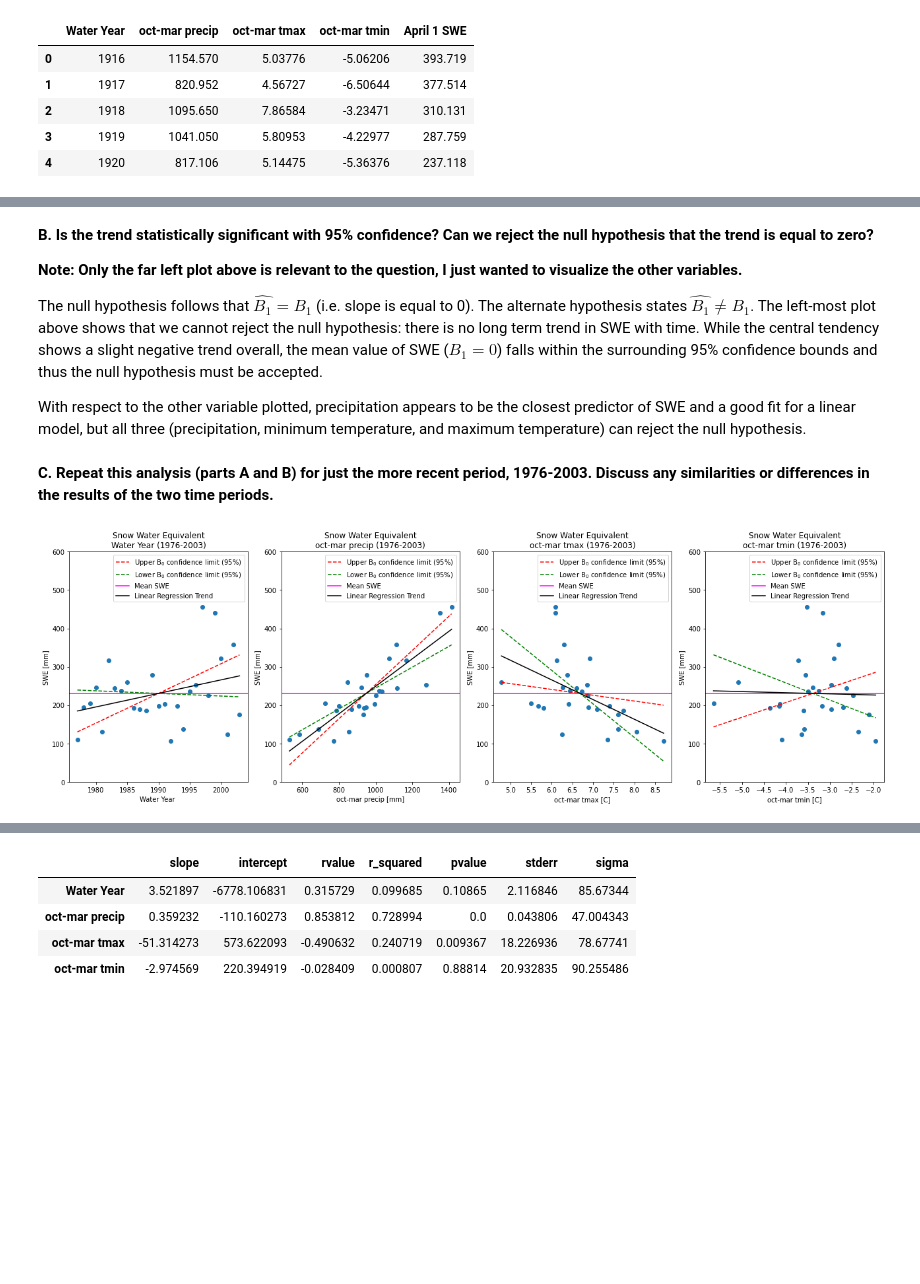
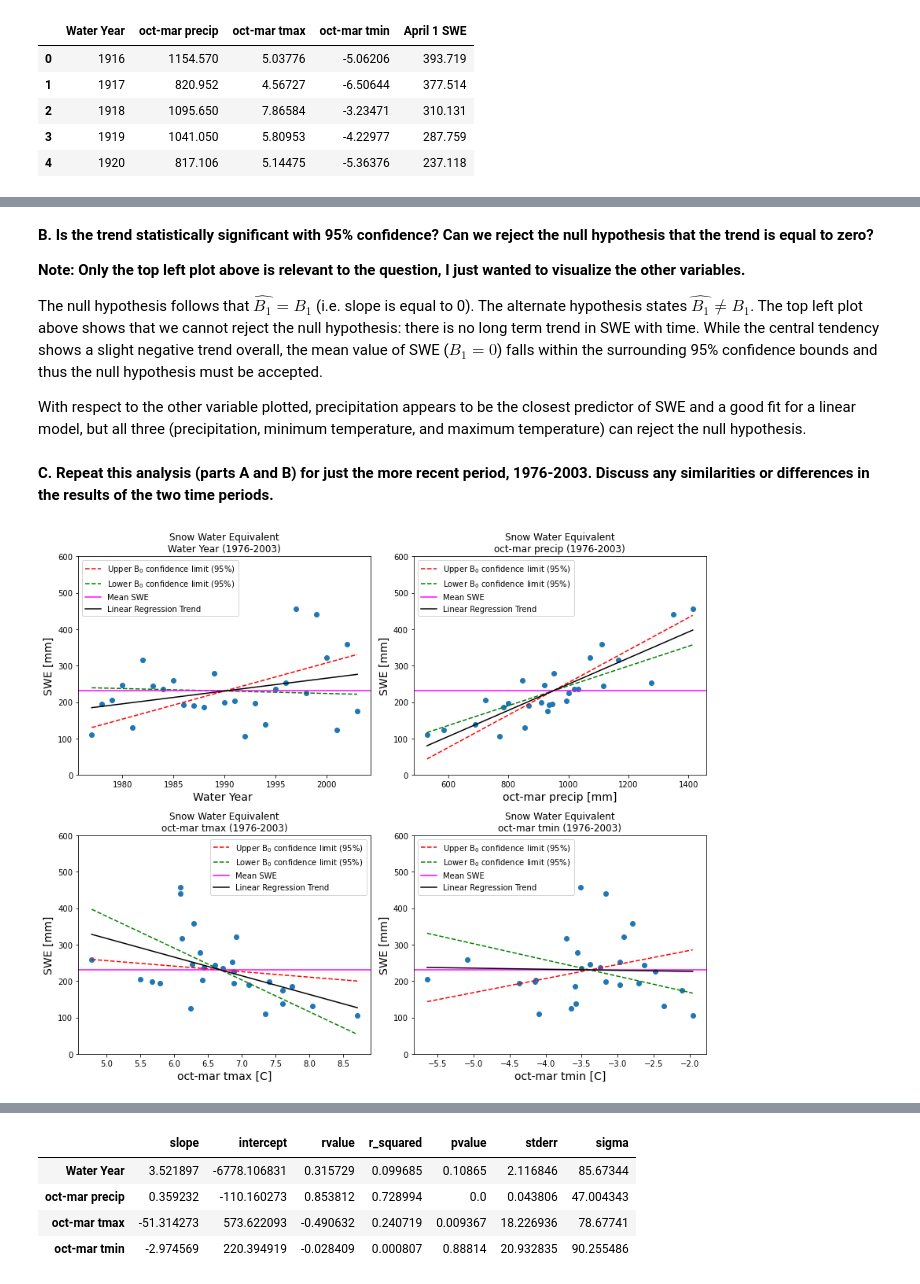
Before and after one commit to dlhogan97/CEWA565, a Jupyter notebook: Week-4/HW-4/HW-4-dlhogan.ipynb, the cells around one changed output, grey strips where cells are left out. Drawn from its saved outputs; the diff is of its cells as text; code cells hidden in the pictures; blank space fills up the shorter version.

```diff
--- a/Week-4/HW-4/HW-4-dlhogan.ipynb
+++ b/Week-4/HW-4/HW-4-dlhogan.ipynb
@@ -329,7 +335,8 @@ df_cascade.head()
 cols = df_cascade.columns[0:-1]
 units = ['','mm','C', 'C']
 d = dict(zip(cols, units))
-fig, axs = plt.subplots(ncols=4, figsize=(18,6), tight_layout = True)
+fig, axs = plt.subplots(2,2, figsize=(12,10), tight_layout = True)
+axs = axs.flatten()
 output = pd.DataFrame(columns = ['slope', 'intercept', 'rvalue', 'r_squared','pvalue', 'stderr','sigma'], index=cols)
 for i,col in enumerate(d.keys()):
     # use the linear regression function
@@ -370,8 +377,8 @@ for i,col in enumerate(d.keys()):
     axs[i].plot(x,y,'k-',label='Linear Regression Trend')
     axs[i].scatter(df_cascade[col],df_cascade['April 1 SWE'])
     axs[i].set_ylim(0,600)
-    axs[i].set_xlabel(col+' [{}]'.format(d[col]))
-    axs[i].set_ylabel('SWE [mm]')
+    axs[i].set_xlabel(col+' {}'.format(d[col]), size=14)
+    axs[i].set_ylabel('SWE [mm]', size=14)
     axs[i].legend()
     axs[i].set_title('Snow Water Equivalent\n{} (1916-2003)'.format(col))
 # %% [output]
@@ -381,9 +394,9 @@ output
 # %% [markdown]
 **B. Is the trend statistically significant with 95% confidence? Can we reject the null hypothesis that the trend is equal to zero?**
 
-**Note: Only the far left plot above is relevant to the question, I just wanted to visualize the other variables.**
+**Note: Only the top left plot above is relevant to the question, I just wanted to visualize the other variables.**
 
-The null hypothesis follows that $\hat{B_1} = B_1$ (i.e. slope is equal to 0). The alternate hypothesis states $\hat{B_1} \neq B_1$. The left-most plot above shows that we cannot reject the null hypothesis: there is no long term trend in SWE with time. While the central tendency shows a slight negative trend overall, the mean value of SWE ($B_1 = 0$) falls within the surrounding 95% confidence bounds and thus the null hypothesis must be accepted.
+The null hypothesis follows that $\hat{B_1} = B_1$ (i.e. slope is equal to 0). The alternate hypothesis states $\hat{B_1} \neq B_1$. The top left plot above shows that we cannot reject the null hypothesis: there is no long term trend in SWE with time. While the central tendency shows a slight negative trend overall, the mean value of SWE ($B_1 = 0$) falls within the surrounding 95% confidence bounds and thus the null hypothesis must be accepted.
 
 With respect to the other variable plotted, precipitation appears to be the closest predictor of SWE and a good fit for a linear model, but all three (precipitation, minimum temperature, and maximum temperature) can reject the null hypothesis.
 # %% [markdown]
@@ -393,7 +406,8 @@ cols = df_cascade.columns[0:-1]
 units = ['','[mm]','[C]', '[C]']
 d = dict(zip(cols, units))
 df_cascade = df_cascade[df_cascade['Water Year'] > 1976]
-fig, axs = plt.subplots(ncols=4, figsize=(18,6), tight_layout = True)
+fig, axs = plt.subplots(2,2, figsize=(12,10), tight_layout = True)
+axs = axs.flatten()
 output = pd.DataFrame(columns = ['slope', 'intercept', 'rvalue', 'r_squared','pvalue', 'stderr','sigma'], index=cols)
 for i,col in enumerate(d.keys()):
     # use the linear regression function
@@ -410,34 +424,34 @@ for i,col in enumerate(d.keys()):
     to_append = [slope, intercept, rvalue, r_squared, pvalue, stderr,sigma]
     output.loc[col] = to_append
     # conf interval calculations
     sB1 = sigma/np.sqrt(sst_x)
     # t-value for alpha/2 with n-2 degrees of freedom
     alpha = 0.05
     t = stats.t.ppf(1-alpha/2, dof)
     # compute upper and lower b1 limits
     B1_upper = slope + t * sB1
     B1_lower = slope - t * sB1
     # compute corresponding b0s
     B0_upper = df_cascade['April 1 SWE'].mean() - B1_upper*df_cascade[col].mean()
     B0_lower = df_cascade['April 1 SWE'].mean() - B1_lower*df_cascade[col].mean()
     # Plot the upper and lower confidence limits for the standard error of the gradient (slope)
     axs[i].plot([x.min(), x.max()],
                 [B0_upper + B1_upper*df_cascade[col].min(), B0_upper + B1_upper*df_cascade[col].max()] ,
                 '--r',
                 label='Upper B$_0$ confidence limit (95%)')
     axs[i].plot([x.min(), x.max()],
                 [B0_lower + B1_lower*df_cascade[col].min(), B0_lower + B1_lower*df_cascade[col].max()] ,
                 '--g',
                 label='Lower B$_0$ confidence limit (95%)')
     # plot up other items
     axs[i].axhline(df_cascade['April 1 SWE'].mean(),color='magenta', label='Mean SWE')
     axs[i].plot(x,y,'k-',label='Linear Regression Trend')
     axs[i].scatter(df_cascade[col],df_cascade['April 1 SWE'])
     axs[i].set_ylim(0,600)
-    axs[i].set_xlabel(col+' {}'.format(d[col]))
-    axs[i].set_ylabel('SWE [mm]')
+    axs[i].set_xlabel(col+' {}'.format(d[col]), size=14)
+    axs[i].set_ylabel('SWE [mm]', size=14)
     axs[i].legend()
     axs[i].set_title('Snow Water Equivalent\n{} (1976-2003)'.format(col))
 # %% [output]
-[figure, old version]
+[figure, new version]
 # %% [markdown]
```
Also changed, not shown: parts of 18 cells of this notebook, 4 other files.
